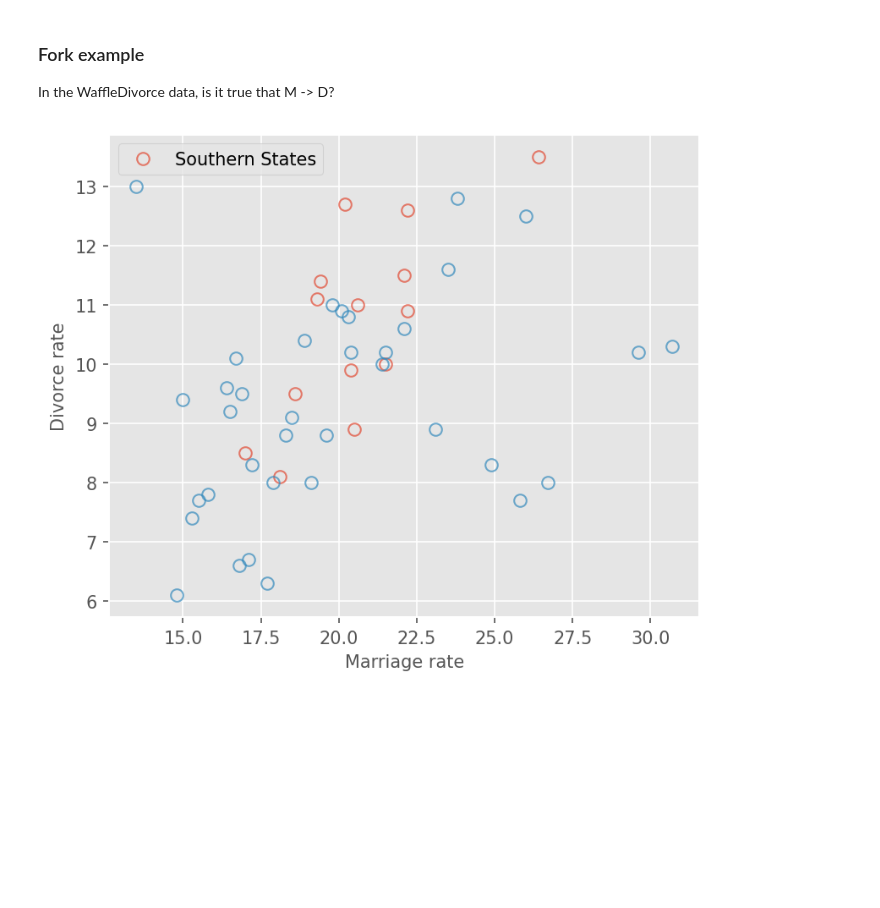
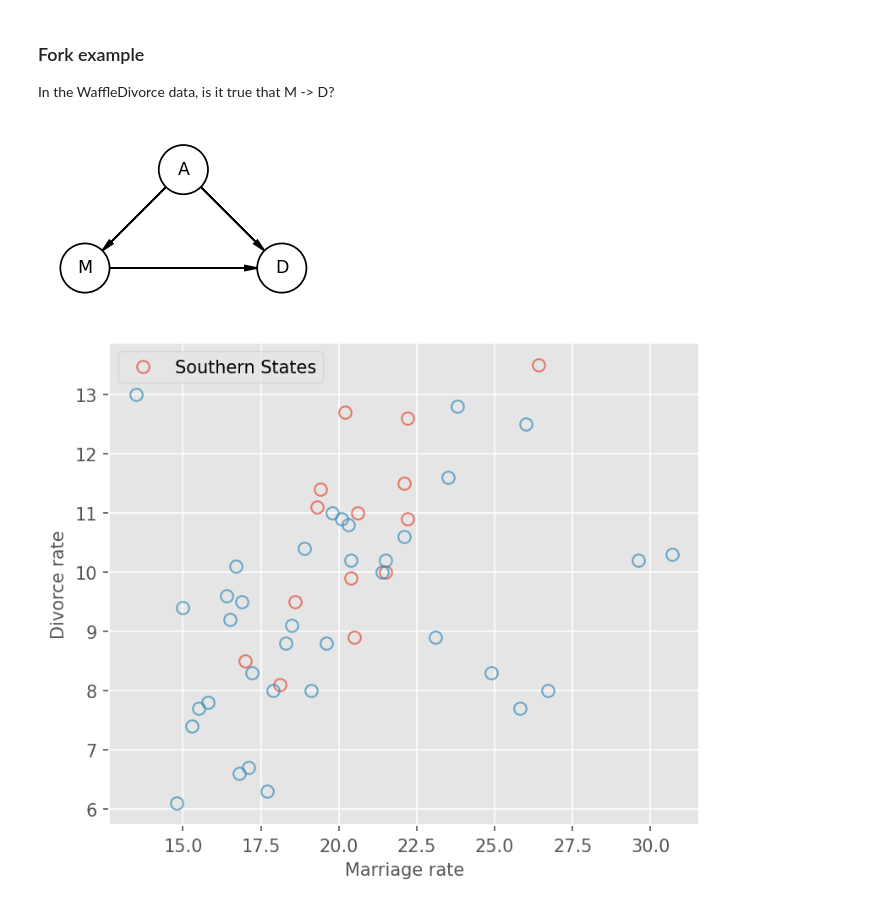
Before and after one commit to jaredxfeng/rethinking, a Jupyter notebook: notebooks-misc/lec5.ipynb, the cells around one changed output. Cells and saved outputs as stored; diff of their text form; code cells hidden in the pictures; blank space fills up the shorter version.

```diff
--- a/notebooks-misc/lec5.ipynb
+++ b/notebooks-misc/lec5.ipynb
@@ -67,6 +69,17 @@ ax.legend();
 ### Fork example
 
 In the WaffleDivorce data, is it true that M -> D?
+# %%
+dag_div = init_dag()
+dag_div.add_node("A", "A", 1, 1)
+dag_div.add_node("M", "M", 0, 0)
+dag_div.add_node("D", "D", 2, 0)
+dag_div.add_edge("A", "M")
+dag_div.add_edge("A", "D")
+dag_div.add_edge("M", "D")
+dag_div.show()
+# %% [output]
+[figure, added]
 # %%
 d = data("WaffleDivorce")
 # %%
```
Also changed, not shown: parts of 41 cells of this notebook.
